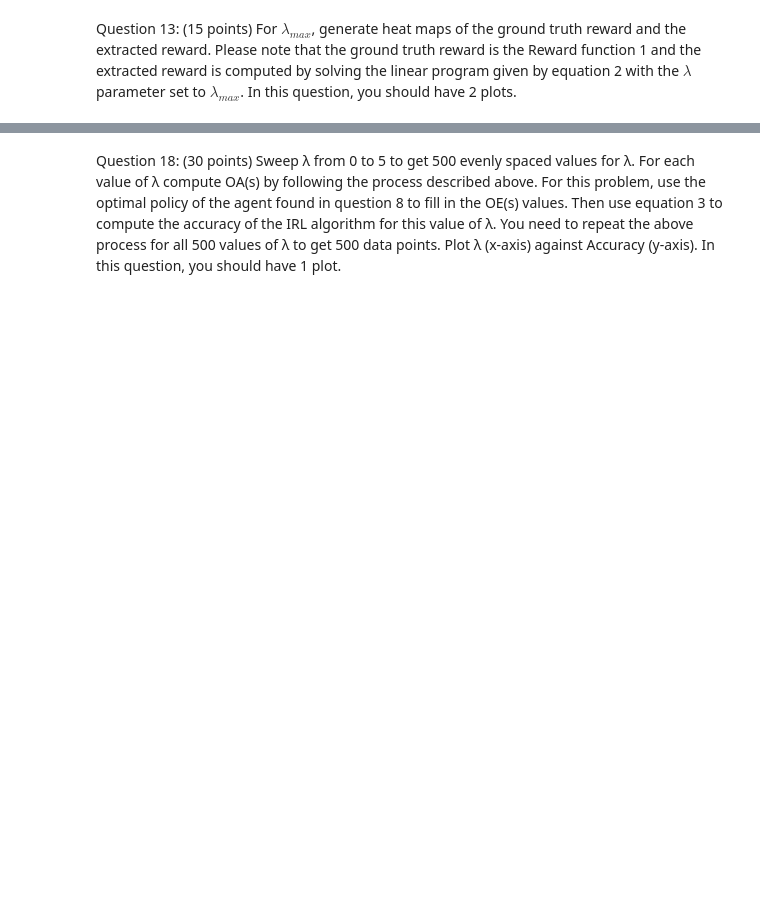
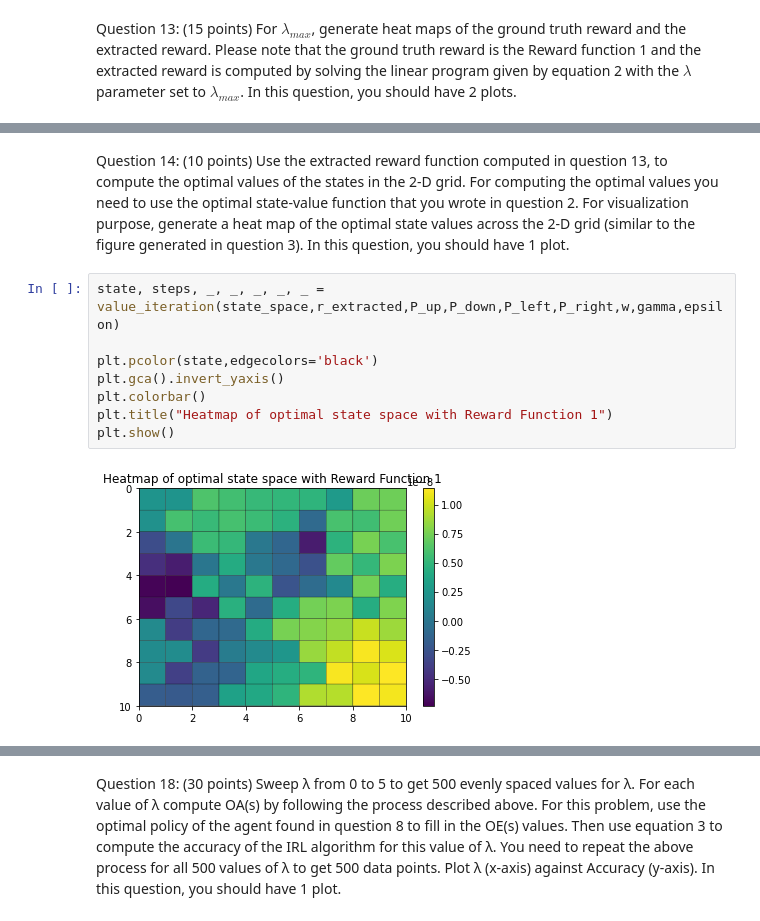
Before and after one commit to morgworth/ece232_team, a Jupyter notebook: Project 3/Project3_Swetha.ipynb, the cells around one changed output, grey strips where cells are left out. Saved outputs shown, nothing was run; the diff lists cells and outputs as text; blank space fills up the shorter version.

```diff
--- a/Project 3/Project3_Swetha.ipynb
+++ b/Project 3/Project3_Swetha.ipynb
@@ -554,0 +555,12 @@ plt.show()
+# %% [markdown]
+Question 14: (10 points) Use the extracted reward function computed in question 13, to compute the optimal values of the states in the 2-D grid. For computing the optimal values you need to use the optimal state-value function that you wrote in question 2. For visualization purpose, generate a heat map of the optimal state values across the 2-D grid (similar to the figure generated in question 3). In this question, you should have 1 plot.
+# %%
+state, steps, _, _, _, _, _ = value_iteration(state_space,r_extracted,P_up,P_down,P_left,P_right,w,gamma,epsilon)
+
+plt.pcolor(state,edgecolors='black')
+plt.gca().invert_yaxis()
+plt.colorbar()
+plt.title("Heatmap of optimal state space with Reward Function 1")
+plt.show()
+# %% [output]
+[figure, added]
```
Also changed, not shown: parts of 21 cells of this notebook.
